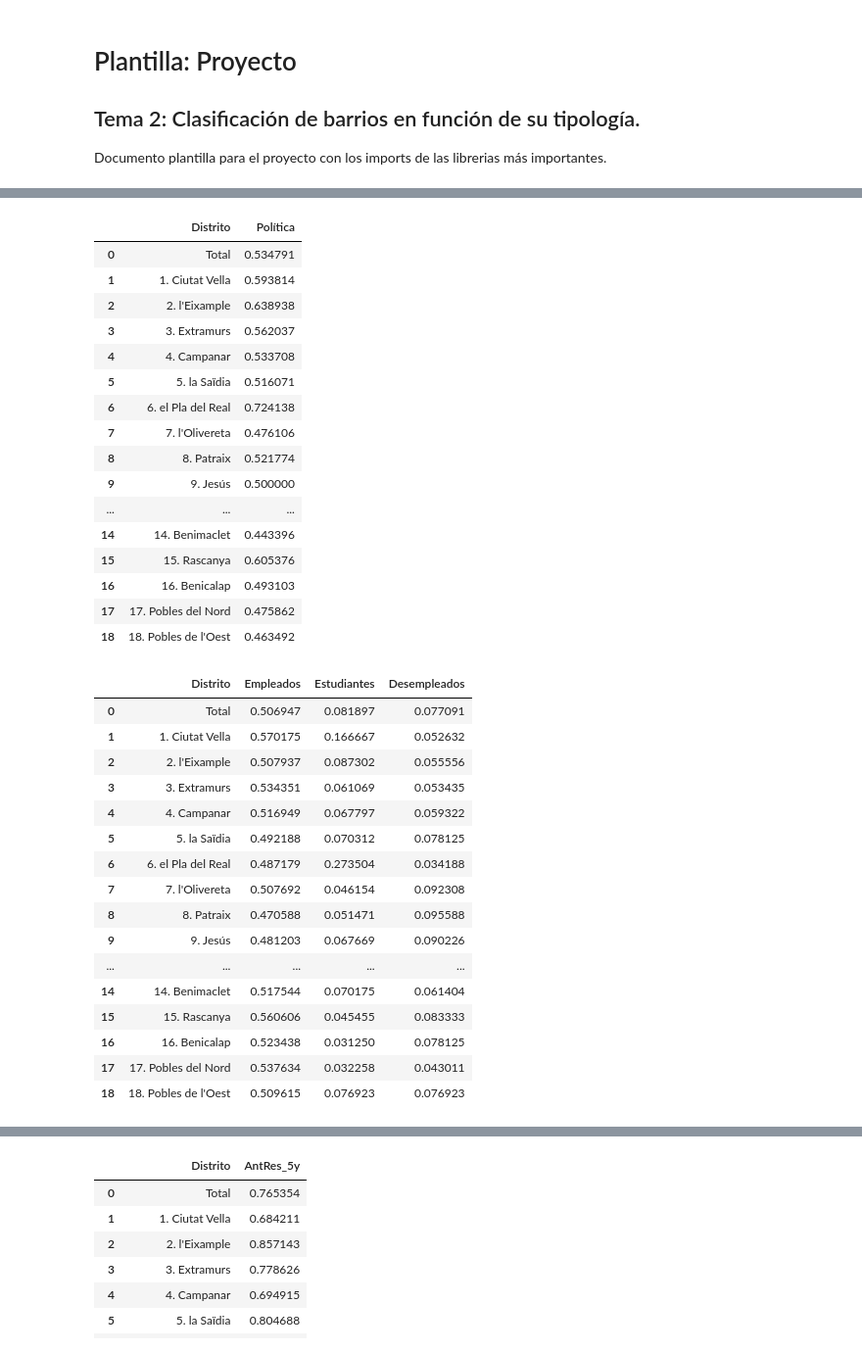
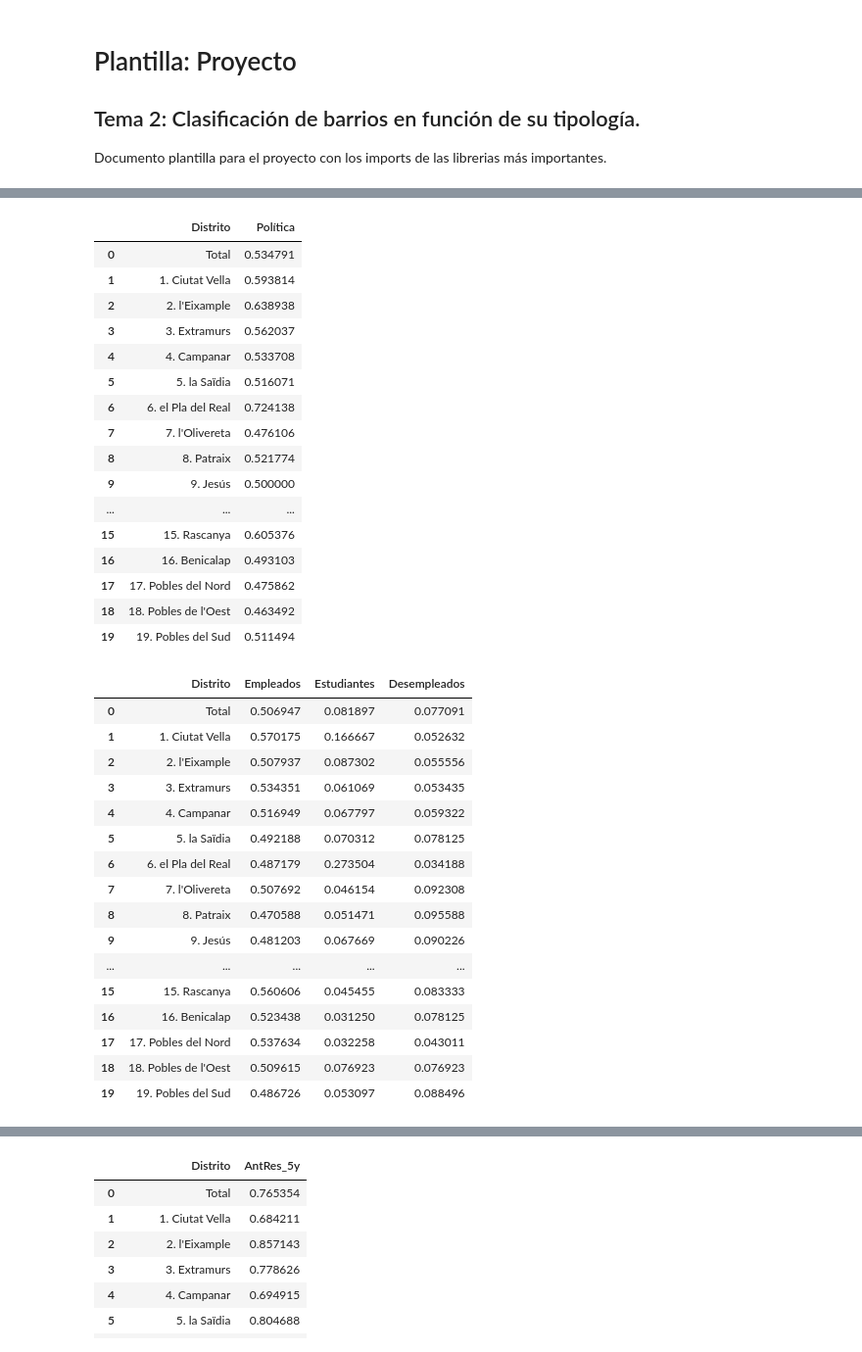
Before and after one commit to esedesam/mcd-nlp-proyecto, a Jupyter notebook: CARLOS_DISTRITOS.ipynb, the cells around one changed output, grey strips where cells are left out. Shown at 98% size. Saved outputs shown, nothing was run; the diff lists cells and outputs as text; code cells hidden in the pictures.

```diff
--- a/CARLOS_DISTRITOS.ipynb
+++ b/CARLOS_DISTRITOS.ipynb
@@ -157,7 +157,7 @@ df_op_politi.rename(columns={'Unnamed: 16':'Mediana'}, inplace=True)
 df_op_politi = df_op_politi.drop(df_op_politi.columns[1:14], axis=1)
 df_op_politi = df_op_politi.drop(df_op_politi.columns[2:], axis=1)
 df_op_politi['Política'] = df_op_politi['Política']/10
-df_op_politi.head(19)
+df_op_politi
 # %% [output]
 |  | Distrito | Política |
 | 0 | Total | 0.534791 |
@@ -171,49 +171,49 @@ df_op_politi.head(19)
 | 8 | 8. Patraix | 0.521774 |
 | 9 | 9. Jesús | 0.500000 |
 | ... | ... | ... |
-| 14 | 14. Benimaclet | 0.443396 |
 | 15 | 15. Rascanya | 0.605376 |
 | 16 | 16. Benicalap | 0.493103 |
 | 17 | 17. Pobles del Nord | 0.475862 |
 | 18 | 18. Pobles de l'Oest | 0.463492 |
+| 19 | 19. Pobles del Sud | 0.511494 |
 # %%
 df_s_laboral  = pd.read_excel('docs_Carlos/Distritos23.xlsx', sheet_name=' P.39', header=7)
 # cambiar el nombre de la primera columna que hace de header a 'Distrito':
 df_s_laboral.rename(columns={'Unnamed: 0':'Distrito'}, inplace=True)
 # Remombrar la segunda columna como "Empleados" (acceder a ella por indice)
 df_s_laboral.rename(columns={df_s_laboral.columns[1]:'Empleados'}, inplace=True)
 df_s_laboral.rename(columns={' Estudiante':'Estudiantes'}, inplace=True)
 # Crear columna Extra llamada "parados_b" que sea la suma de las columnas 2 y 3
 df_s_laboral['Desempleados'] = df_s_laboral.iloc[:, 2] + df_s_laboral.iloc[:, 3]
 #eliminar columnas 2 y 3
 df_s_laboral = df_s_laboral.drop(df_s_laboral.columns[2:4], axis=1)
 #eliminar columnas 3, 4 5 y 6
 df_s_laboral = df_s_laboral.drop(df_s_laboral.columns[3:7], axis=1)
 df_s_laboral['Desempleados'] = df_s_laboral['Desempleados']/100
 df_s_laboral['Empleados'] = df_s_laboral['Empleados']/100
 df_s_laboral['Estudiantes'] = df_s_laboral['Estudiantes']/100
-df_s_laboral.head(19)
+df_s_laboral
 
 
 #df_extranjer['Españoles'] = df_extranjer.iloc[:, 1] + df_extranjer.iloc[:, 2]
 # %% [output]
 |  | Distrito | Empleados | Estudiantes | Desempleados |
 | 0 | Total | 0.506947 | 0.081897 | 0.077091 |
 | 1 | 1. Ciutat Vella | 0.570175 | 0.166667 | 0.052632 |
 | 2 | 2. l'Eixample | 0.507937 | 0.087302 | 0.055556 |
 | 3 | 3. Extramurs | 0.534351 | 0.061069 | 0.053435 |
 | 4 | 4. Campanar | 0.516949 | 0.067797 | 0.059322 |
 | 5 | 5. la Saïdia | 0.492188 | 0.070312 | 0.078125 |
 | 6 | 6. el Pla del Real | 0.487179 | 0.273504 | 0.034188 |
 | 7 | 7. l'Olivereta | 0.507692 | 0.046154 | 0.092308 |
 | 8 | 8. Patraix | 0.470588 | 0.051471 | 0.095588 |
 | 9 | 9. Jesús | 0.481203 | 0.067669 | 0.090226 |
 | ... | ... | ... | ... | ... |
-| 14 | 14. Benimaclet | 0.517544 | 0.070175 | 0.061404 |
 | 15 | 15. Rascanya | 0.560606 | 0.045455 | 0.083333 |
 | 16 | 16. Benicalap | 0.523438 | 0.031250 | 0.078125 |
 | 17 | 17. Pobles del Nord | 0.537634 | 0.032258 | 0.043011 |
 | 18 | 18. Pobles de l'Oest | 0.509615 | 0.076923 | 0.076923 |
+| 19 | 19. Pobles del Sud | 0.486726 | 0.053097 | 0.088496 |
 # %%
 df_ingresos = pd.read_excel('docs_Carlos/Distritos23.xlsx', sheet_name=' P.43', header=8)
 df_ingresos.rename(columns={'Unnamed: 0':'Distrito'}, inplace=True)
```
Also changed, not shown: parts of 16 cells of this notebook, 2 other files.
